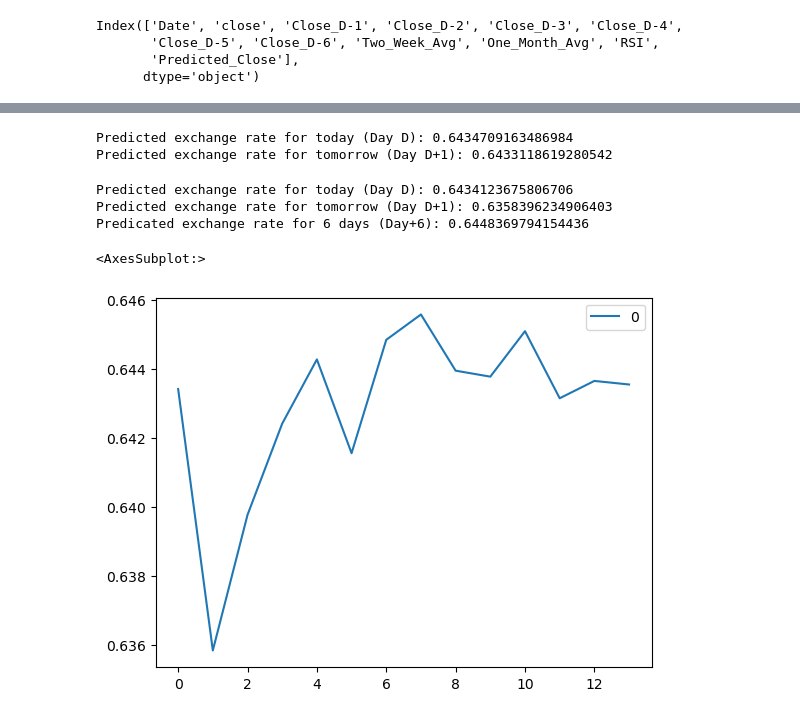
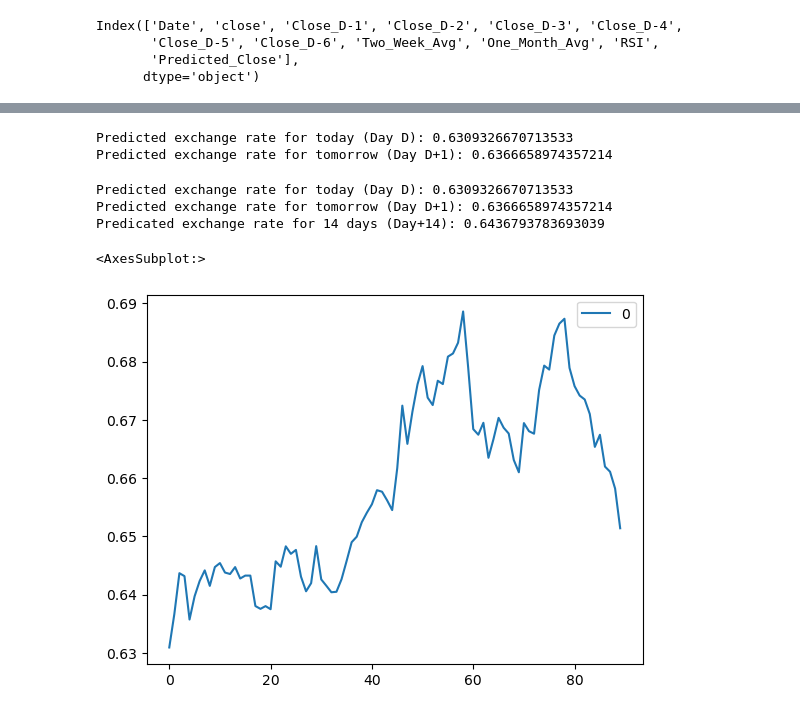
Before and after one commit to aliquid-novi/Strategies, a Jupyter notebook: multiple_regresion_.ipynb, the cells around one changed output, grey strips where cells are left out. Drawn from its saved outputs; the diff is of its cells as text; code cells hidden in the pictures.

```diff
--- a/multiple_regresion_.ipynb
+++ b/multiple_regresion_.ipynb
@@ -242,5 +193,6 @@ for i in range(6):
 # %%
 from sklearn.metrics import r2_score
+r_squared_values = []
 
 for i in range(6):
     day_column = f'Close_D-{i+1}'
@@ -248,6 +200,6 @@ for i in range(6):
     predicted_values = df[day_column]
 
     r_squared = r2_score(actual_values, predicted_values)
-
+    r_squared_values.append(r_squared)
     print(f'R-squared (R^2) for Day D+{i+1}: {r_squared}')
 # %% [output]
@@ -271,12 +232,8 @@ print(f'R-squared (R^2) for Day D+{day_shift}: {r_squared}')
 
 import matplotlib.pyplot as plt
 
-# R-squared values
-r_squared_values = [0.9886610897418437, 0.9774519897783448, 0.9662400666904912,
-                    0.9549905600566961, 0.9433566867291308, 0.9322389530800326,0.8516251744224493]
-
 # Days D+1 to D+6
-days = ['D+1', 'D+2', 'D+3', 'D+4', 'D+5', 'D+6','D+14']
+days = ['D+1', 'D+2', 'D+3', 'D+4', 'D+5', 'D+6']
 
 # Create a line plot
 plt.figure(figsize=(8, 5))
@@ -331,13 +288,13 @@ predicted_exchange_rate_today = latest_row['Predicted_Close']
 
 # Extract the predicted exchange rate for tomorrow (Day D+1)
 predicted_exchange_rate_tomorrow = df['Predicted_Close'].iloc[1]
-predicted_exchange_rate_6_days = df['Predicted_Close'].iloc[6]
+predicted_exchange_rate_6_days = df['Predicted_Close'].iloc[14]
 
 print(f'Predicted exchange rate for today (Day D): {predicted_exchange_rate_today}')
 print(f'Predicted exchange rate for tomorrow (Day D+1): {predicted_exchange_rate_tomorrow}')
 # %% [output]
-Predicted exchange rate for today (Day D): 0.6434709163486984
-Predicted exchange rate for tomorrow (Day D+1): 0.6433118619280542
+Predicted exchange rate for today (Day D): 0.6309326670713533
+Predicted exchange rate for tomorrow (Day D+1): 0.6366658974357214
 # %%
 # Get the latest row from your DataFrame
 latest_row = df.iloc[0]
@@ -347,27 +304,28 @@ predicted_exchange_rate_today = latest_row['Predicted_Close']
 
 # Extract the predicted exchange rate for tomorrow (Day D+1)
 predicted_exchange_rate_tomorrow = df['Predicted_Close'].iloc[1]
-predicted_exchange_rate_6_days = df['Predicted_Close'].iloc[6]
+predicted_exchange_rate_6_days = df['Predicted_Close'].iloc[2]
 
 print(f'Predicted exchange rate for today (Day D): {predicted_exchange_rate_today}')
 print(f'Predicted exchange rate for tomorrow (Day D+1): {predicted_exchange_rate_tomorrow}')
-print(f'Predicated exchange rate for 6 days (Day+6): {predicted_exchange_rate_6_days}')
+print(f'Predicated exchange rate for 14 days (Day+14): {predicted_exchange_rate_6_days}')
 # %% [output]
-Predicted exchange rate for today (Day D): 0.6434123675806706
-Predicted exchange rate for tomorrow (Day D+1): 0.6358396234906403
-Predicated exchange rate for 6 days (Day+6): 0.6448369794154436
+Predicted exchange rate for today (Day D): 0.6309326670713533
+Predicted exchange rate for tomorrow (Day D+1): 0.6366658974357214
+Predicated exchange rate for 14 days (Day+14): 0.6436793783693039
 # %%
-x = []  # Ensure x is a list
+x = []
+bar_count = 90
 
-for i in range(14):
+for i in range(bar_count):
     a = df['Predicted_Close'].iloc[i]
     x.append(a)  # Now, you're appending to a list
 
 x = pd.DataFrame(x)
 x.plot()
 # %% [output]
 <AxesSubplot:>
-[figure, old version]
+[figure, new version]
 # %%
 df.head()
 # %% [output]
```
Also changed, not shown: parts of 14 cells of this notebook, 4 other files.
